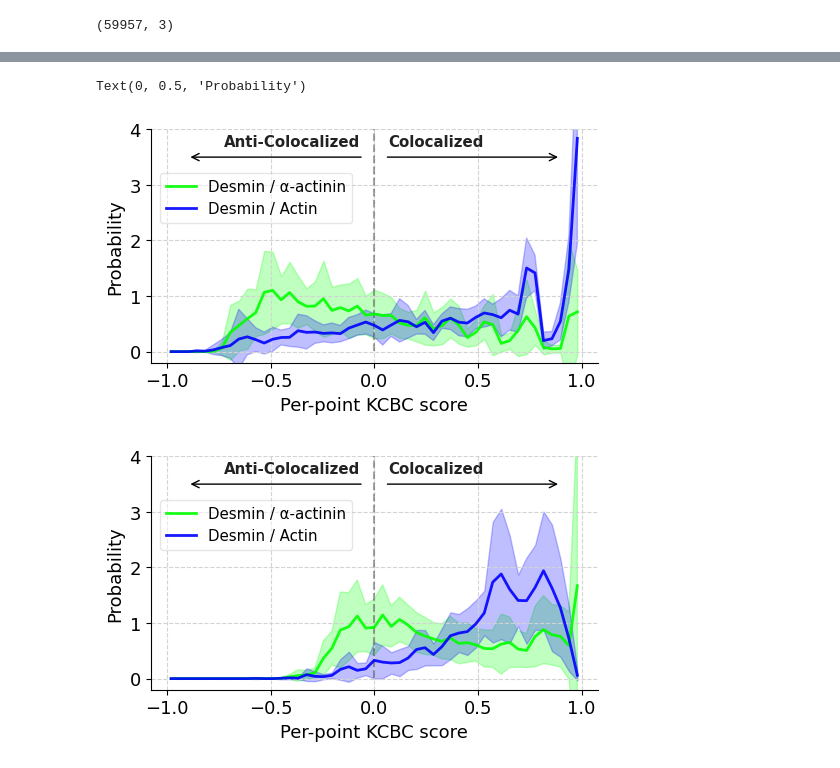
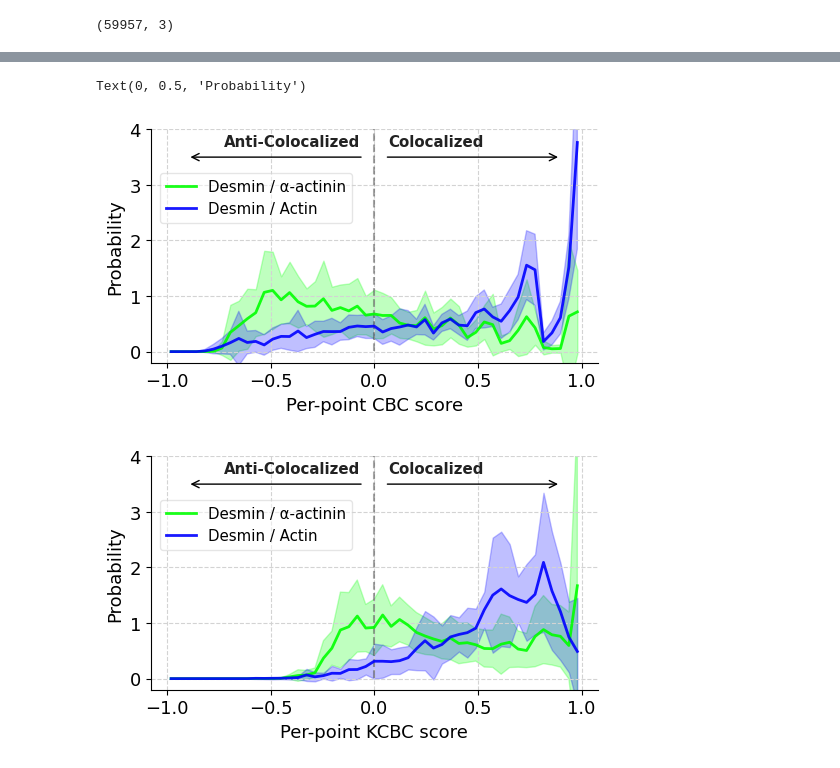
Before and after one commit to Jhko725/desmin-sarcomere-interior, a Jupyter notebook: notebooks/coordinate_based_colocalization.ipynb, the cells around one changed output, grey strips where cells are left out. Drawn from its saved outputs; the diff is of its cells as text; code cells hidden in the pictures.

Commit message:
Further changes to plots, actin ROI slightly adjusted

```diff
--- a/notebooks/coordinate_based_colocalization.ipynb
+++ b/notebooks/coordinate_based_colocalization.ipynb
@@ -57,31 +55,14 @@ for bbox in tqdm(bboxes):
         )
     )
 # %%
-df = pl.read_csv("../data/results/actin_desmin_600nm_filtered.csv")
+df = pl.read_csv("../data/results/actin_desmin_600nm_aligned.csv")
 out = df.partition_by("probe")
 
-points = {
+points_actin = {
     name: out[i].select(["x", "y", "z"]).to_numpy()
     for i, name in enumerate(("actin", "desmin"))
 }
 
-with warnings.catch_warnings():
-    warnings.simplefilter("ignore")
-    transform_fn, metrics = align_patch(
-        points,
-        tilt_sweep_values=np.arange(-2, 2, 0.001),
-        rotation_sweep_values=np.arange(-50, 0.0, 2.0),
-        min_cluster_size=200,
-        min_samples=1,
-        clustering_species="actin",
-    )
-
-fig, axes = plt.subplots(1, len(metrics), figsize=(9, 3))
-for ax, metric in zip(axes, metrics):
-    ax.plot(*metric)
-
-points_actin = {k: transform_fn(v) for k, v in points.items()}
-
-x0s = (3, 7, 7, 11, 11, 11, 15, 15, 15, 19)
-y0s = (-2, -1.5, -5.5, -1, -5, -9, 0.5, -3.5, -7.5, -2)
+x0s = (3, 7, 7, 11, 11, 11, 11, 15, 15, 15, 19, 19)
+y0s = (-2, -1.5, -5.5, -1, -5, -9, -13, -1, -5, -9, -2, -6)
 bboxes_actin = [BoundingSquare(x0, y0, side=4) for x0, y0 in zip(x0s, y0s)]
@@ -145,35 +124,35 @@ ax.annotate(
     ),
     color="#222222",
 )
 ax.text(
     0.07,
     3.7,
     "Colocalized",
     fontsize="small",
     ha="left",
     weight="bold",
     color="#222222",
 )
 ax.text(
     -0.07,
     3.7,
     "Anti-Colocalized",
     fontsize="small",
     ha="right",
     weight="bold",
     color="#222222",
 )
 
 ax.spines["top"].set_visible(False)
 ax.spines["right"].set_visible(False)
 ax.grid(ls="--", color="lightgray")
 ax.legend(loc=(0.02, 0.6), fontsize="small", framealpha=0.5)
 ax.set_ylim((-0.2, 4.0))
-ax.set_xlabel("Per-point KCBC score")
+ax.set_xlabel("Per-point CBC score")
 ax.set_ylabel("Probability")
 # %% [output]
 Text(0, 0.5, 'Probability')
-[figure, old version]
+[figure, new version]
 # %%
 plt.rc("font", size=13)
 
@@ -237,4 +216,4 @@ ax.set_xlabel("Per-point KCBC score")
 ax.set_ylabel("Probability")
 fig.savefig("../figures/fig_2/2d.svg", dpi=500)
 # %% [output]
-[figure, old version]
+[figure, new version]
```
Also changed, not shown: parts of 2 cells of this notebook, 5 other files.
